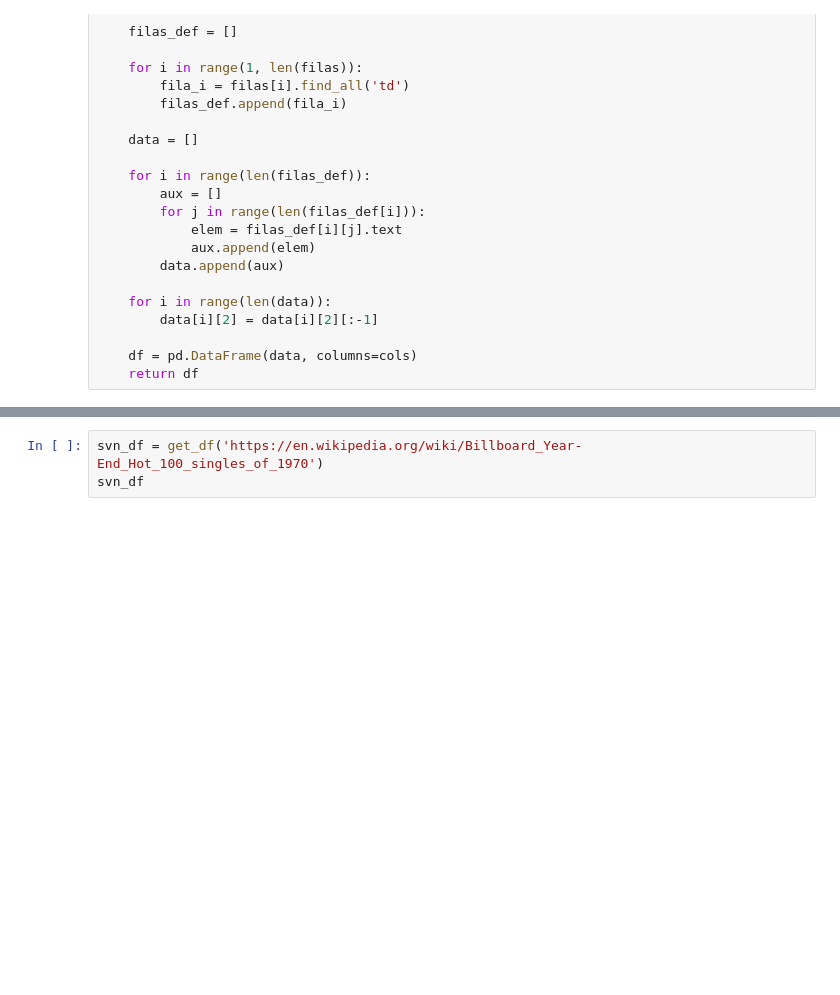
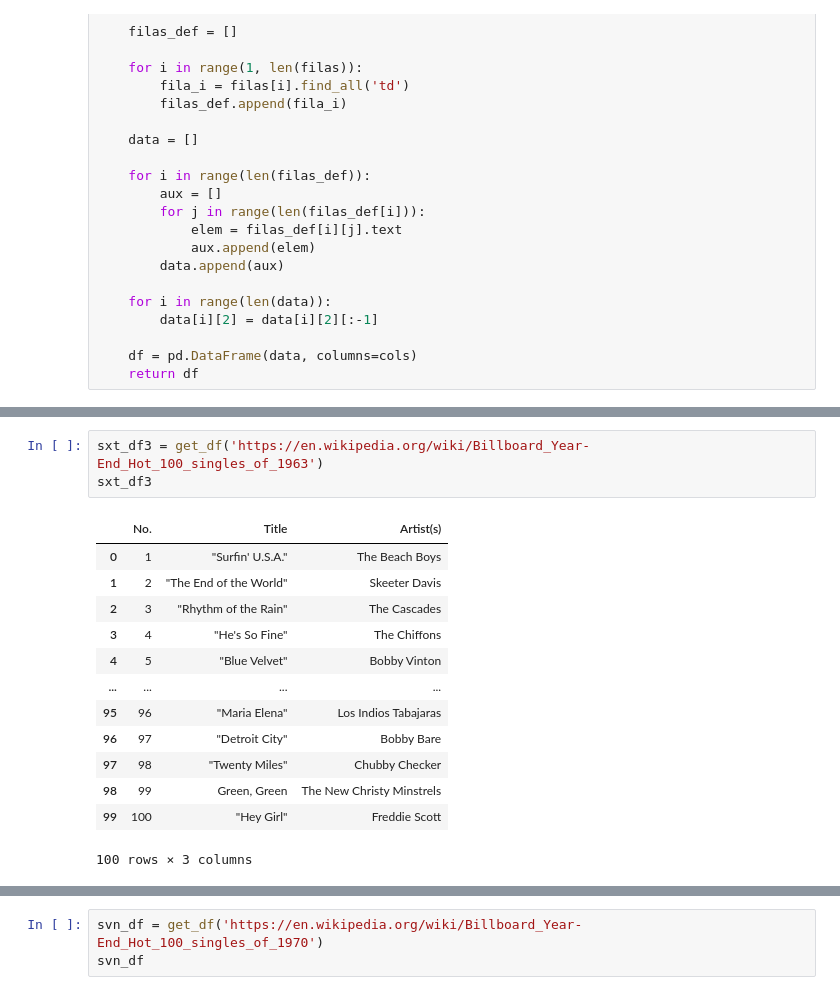
Before and after one commit to kaaiik/dataMusic, a Jupyter notebook: notebook/billboard.ipynb, the cells around one changed output, grey strips where cells are left out. Saved outputs shown, nothing was run; the diff lists cells and outputs as text; blank space fills up the shorter version.

```diff
--- a/notebook/billboard.ipynb
+++ b/notebook/billboard.ipynb
@@ -54 +56,18 @@ sxt_df
 100 rows × 3 columns
+# %%
+sxt_df3 = get_df('https://en.wikipedia.org/wiki/Billboard_Year-End_Hot_100_singles_of_1963')
+sxt_df3
+# %% [output]
+|  | No. | Title | Artist(s) |
+| 0 | 1 | "Surfin' U.S.A." | The Beach Boys |
+| 1 | 2 | "The End of the World" | Skeeter Davis |
+| 2 | 3 | "Rhythm of the Rain" | The Cascades |
+| 3 | 4 | "He's So Fine" | The Chiffons |
+| 4 | 5 | "Blue Velvet" | Bobby Vinton |
+| ... | ... | ... | ... |
+| 95 | 96 | "Maria Elena" | Los Indios Tabajaras |
+| 96 | 97 | "Detroit City" | Bobby Bare |
+| 97 | 98 | "Twenty Miles" | Chubby Checker |
+| 98 | 99 | Green, Green | The New Christy Minstrels |
+| 99 | 100 | "Hey Girl" | Freddie Scott |
+100 rows × 3 columns
```
Also changed, not shown: parts of 54 cells of this notebook, 10 other files.
